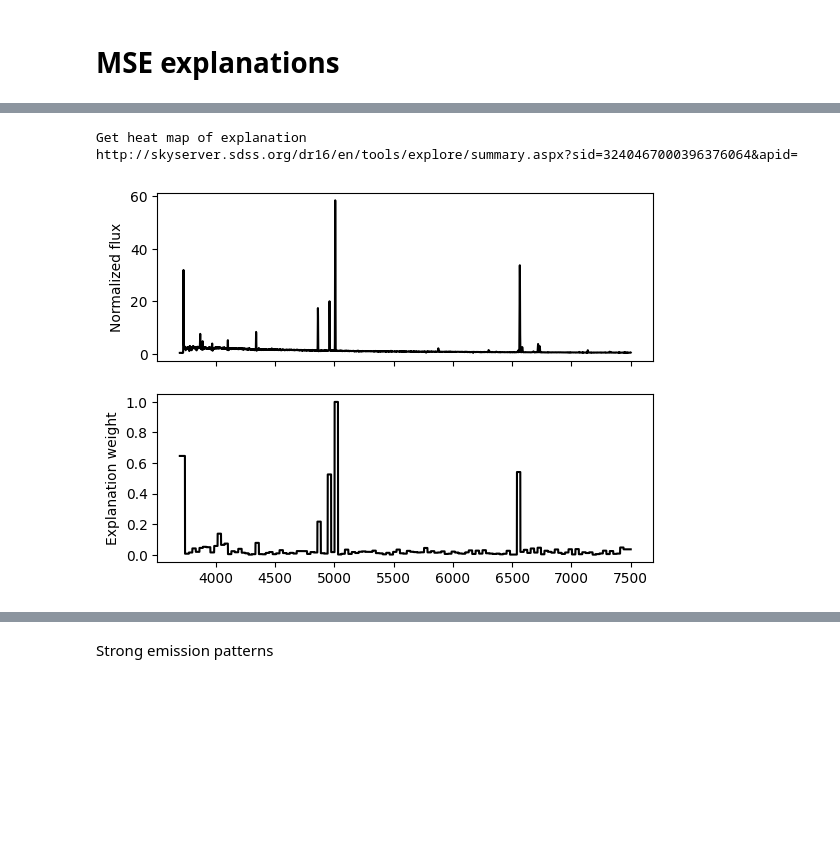
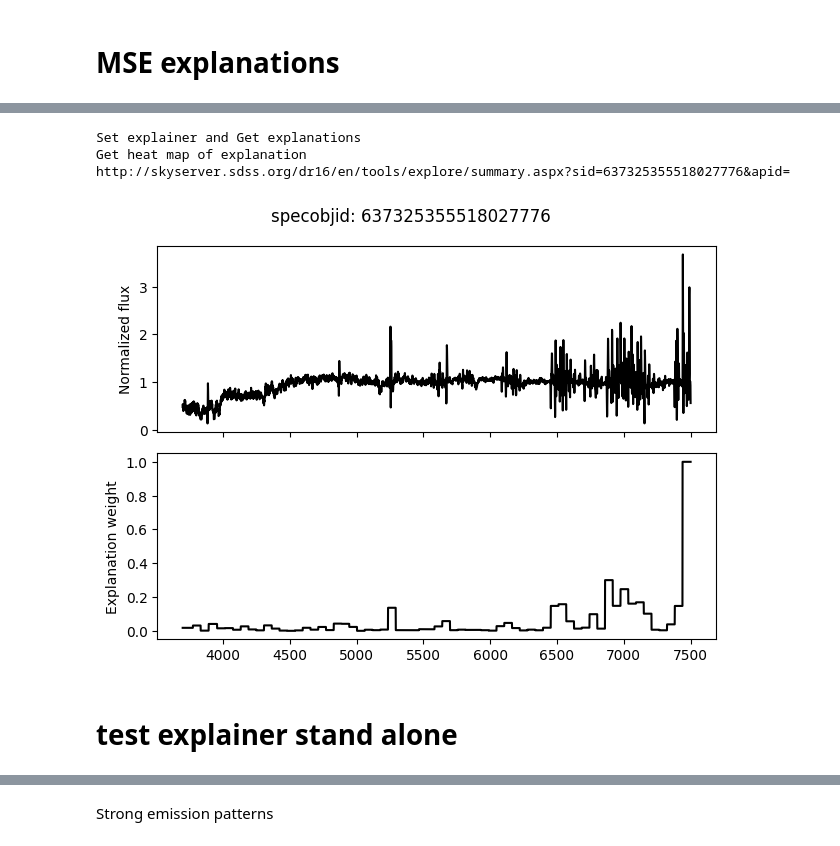
Before and after one commit to ed-ortizm/xai-astronomy, a Jupyter notebook: paper/results/02_explanations_representative_anomalies.ipynb, the cells around one changed output, grey strips where cells are left out. Drawn from its saved outputs; the diff is of its cells as text; code cells hidden in the pictures; blank space fills up the shorter version.

```diff
--- a/paper/results/02_explanations_representative_anomalies.ipynb
+++ b/paper/results/02_explanations_representative_anomalies.ipynb
@@ -75,13 +85,13 @@ meta_data_df = pd.read_csv(
     index_col="specobjid",
 )
 # %%
-wave = np.load(f"{project_dir}/wave_spectra_imputed.npy")
+wave = np.load(f"{data_dir}/wave_spectra_imputed.npy")
 
 spectra = np.load(
-    f"{project_dir}/spectra_imputed.npy",
+    f"{data_dir}/spectra_imputed.npy",
     mmap_mode="r"
 )
 
 idx_id = np.load(
-    f"{project_dir}/{bin_id}/{bin_id}_index_specobjid.npy"
+    f"{data_dir}/{bin_id}/{bin_id}_index_specobjid.npy"
 )
@@ -88,3 +100,8 @@ idx_id = np.load(
+# %%
+ae_model = AutoEncoder(
+    reload=True,
+    reload_from=f"{model_dir}/{bin_id}",
+)
 # %% [markdown]
 # MSE explanations
 # %% [markdown]
@@ -130,49 +123,73 @@ score_config = {
 }
 
 lime_config = {
     "segmentation": "uniform",
-    "number_segments": 128,
+    "number_segments": 64,
+    "number_samples": 5000,
+    "batch_size": 100,
+    "progress_bar": False,
+    "distance_metric": "cosine",
+    "number_features": 1000,
 }
 
 # Load data frame with anomalies
 anomaly_from_score = score_name(score_config)
 anomalies_df = pd.read_csv(
-    f"{explanations_dir}/{anomaly_from_score}/top_anomalies.csv.gz",
+    f"{data_dir}/{bin_id}/{anomaly_from_score}/top_anomalies.csv.gz",
     index_col="specobjid",
 )
 
-# specobjid = 637325355518027776
-specobjid = 3240467000396376064
+fudge_config = {
+    # same, same_shape, flat, with_mean, gaussians, scale
+    "kind_of_fudge": "scale",
+    # scale
+    "scale_factor": 0.9,
+    # flat
+    "continuum": 1,
+    # gaussians
+    "amplitude": 1.0,
+    "sigmas_in_segment": 8,
+    # control-noise
+    "same_noise": True,
+    "kernel_size": 3,
+    "sigma": 0,
+}
+
+specobjid = 637325355518027776
+# specobjid = 3240467000396376064
 idx_spectrum = specobjid_to_idx(specobjid, idx_id)
 spectrum = spectra[idx_spectrum]
-
-with open(
-    f"{explanations_dir}/{anomaly_from_score}/000/{specobjid}.pkl",
-    "rb",
-) as file:
-    explanation = pickle.load(file)
-type(explanation)
-
-# explanation = explain_reconstruction_score(
-#     wave, spectrum, score_config, lime_config, fudge_config, model
-# )
+(
+    explanation,
+    ret_exp_score,
+    ret_exp_local_pred
+) = explain_reconstruction_score(
+    wave=wave, spectrum=spectrum,
+    score_config=score_config,
+    lime_config=lime_config,
+    fudge_config=fudge_config,
+    model=ae_model
+)
 
 fig, axs = interpret(
     wave, explanation=explanation, positive=0, negative=0, figsize=None
 )
 print(meta.get_sky_server_url(specobjid))
 
-# fig.suptitle(f"specobjid: {specobjid}")
-# fig.tight_layout()
+fig.suptitle(f"specobjid: {specobjid}")
+fig.tight_layout()
 
 # # save_to = "/home/edgar/explain-me-why/sections/figures/explanations"
 # # FileDirectory.check_directory(save_to, exit_program=False)
 # explanation_str = explanation_name(lime_config, fudge_config)
 # print(explanation_str)
 # # fig.savefig(
 # #     f"{save_to}/{specobjid}_{anomaly_from_score}_{explanation_Str}.pdf"
 # # )
 # %% [output]
+Set explainer and Get explanations
 Get heat map of explanation
-http://skyserver.sdss.org/dr16/en/tools/explore/summary.aspx?sid=3240467000396376064&apid=
+http://skyserver.sdss.org/dr16/en/tools/explore/summary.aspx?sid=637325355518027776&apid=
-[figure, old version]
+[figure, new version]
+# %% [markdown]
+# test explainer stand alone
```
Also changed, not shown: parts of 9 cells of this notebook, 2 other files.
